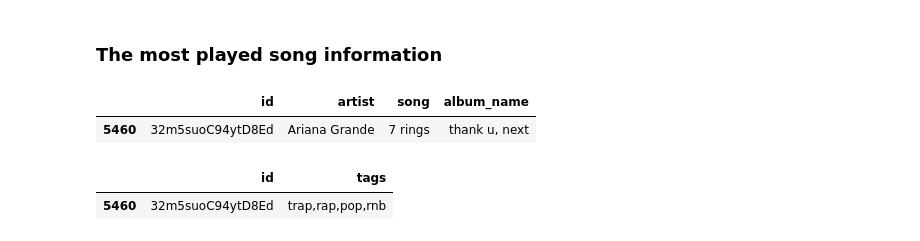
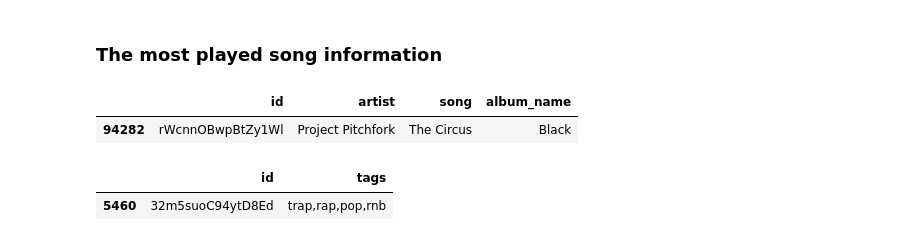
Before and after one commit to FIIT-MSc-projects/2023-Kolek-Musical_context-aware_recommendation_using_neural_networks, a Jupyter notebook: src/data-analysis.ipynb, the cells around one changed output. Cells and saved outputs as stored; diff of their text form; code cells hidden in the pictures.

```diff
--- a/src/data-analysis.ipynb
+++ b/src/data-analysis.ipynb
@@ -135,10 +135,10 @@ Name: song, Length: 99596, dtype: int64
 # %% [markdown]
 ### The most played song information
 # %%
-id_information.loc[id_information['id'] == '32m5suoC94ytD8Ed']
+id_information.loc[id_information['id'] == 'rWcnnOBwpBtZy1Wl']
 # %% [output]
 |  | id | artist | song | album_name |
-| 5460 | 32m5suoC94ytD8Ed | Ariana Grande | 7 rings | thank u, next |
+| 94282 | rWcnnOBwpBtZy1Wl | Project Pitchfork | The Circus | Black |
 # %%
 id_tags.loc[id_tags['id'] == '32m5suoC94ytD8Ed']
 # %% [output]
```
Also changed, not shown: 1 other file.
